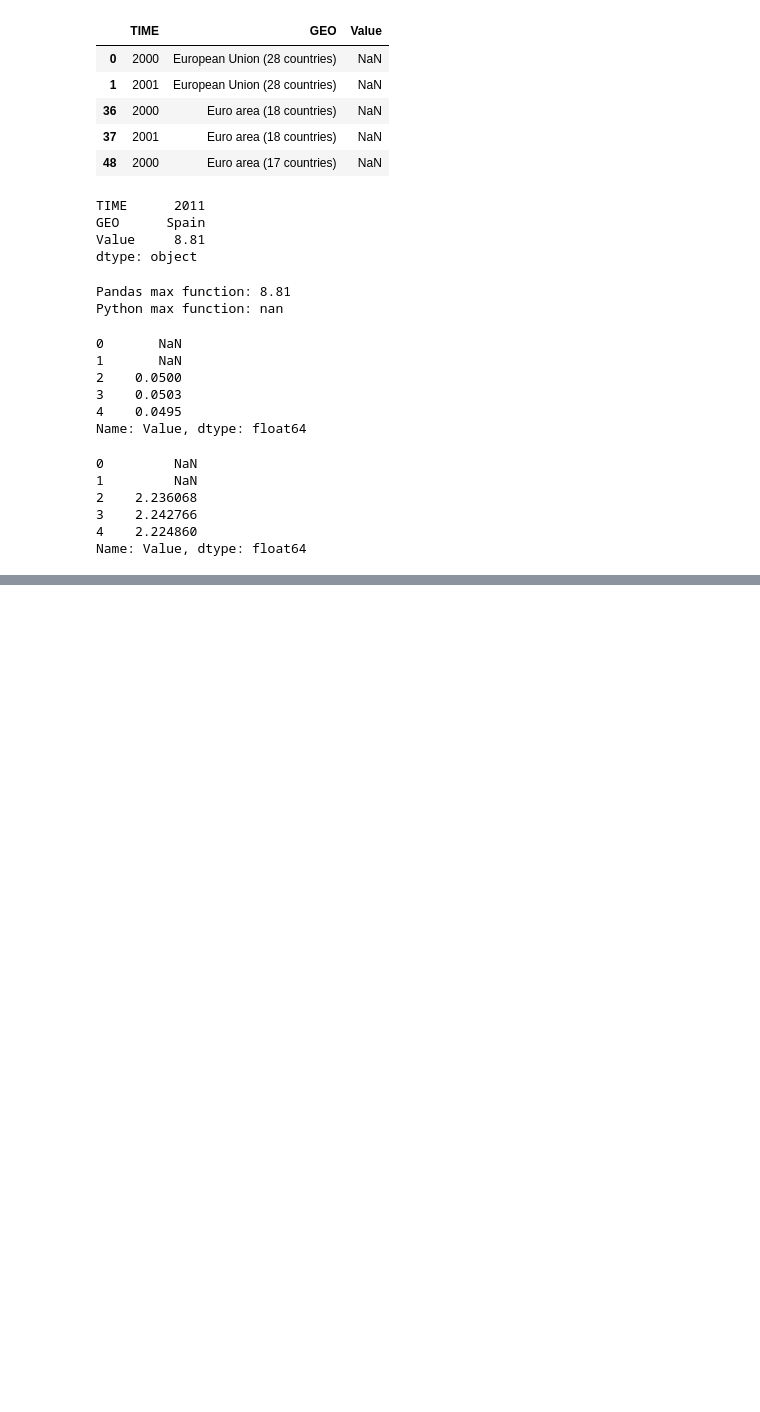
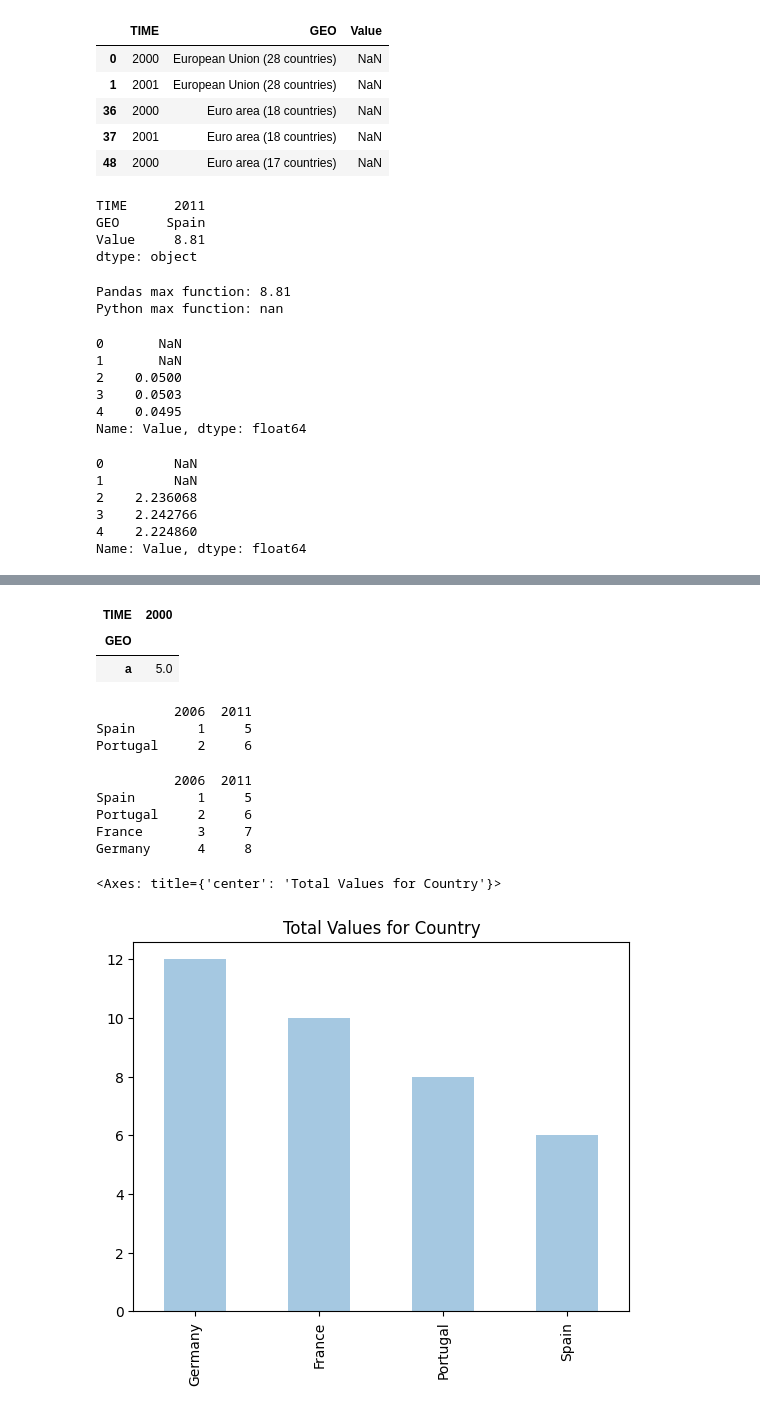
Before and after one commit to NicolasSep/Laboratorio_1, a Jupyter notebook: Laboratorio_1.ipynb, the cells around one changed output, grey strips where cells are left out. Drawn from its saved outputs; the diff is of its cells as text; code cells hidden in the pictures; blank space fills up the shorter version.

```diff
--- a/Laboratorio_1.ipynb
+++ b/Laboratorio_1.ipynb
@@ -213,0 +303,64 @@ AttributeError: 'DataFrame' object has no attribute 'append'
+# %%
+filtered_data = edu[edu["TIME"] > 1999]
+
+pivedu = pd. pivot_table( filtered_data , values = 'Value',
+
+index = ['GEO'] ,
+columns = ['TIME'])
+
+pivedu.head()
+# %% [output]
+| TIME | 2000 |
+| GEO |  |
+| a | 5.0 |
+# %%
+# Ejemplo de DataFrame con un índice
+data = {
+    2006: [1, 2, 3, 4],
+    2011: [5, 6, 7, 8]
+}
+
+index = ['Spain', 'Portugal', 'France', 'Germany']
+pivedu = pd.DataFrame(data, index=index)
+
+# Seleccionar filas y columnas específicas usando loc
+result = pivedu.loc[['Spain', 'Portugal'], [2006, 2011]]
+
+print(result)
+# %% [output]
+          2006  2011
+Spain        1     5
+Portugal     2     6
+# %%
+# Ejemplo de DataFrame con un índice
+data = {
+    2006: [1, 2, 3, 4],
+    2011: [5, 6, 7, 8]
+}
+
+index = ['Spain', 'Portugal', 'France', 'Germany']
+pivedu = pd.DataFrame(data, index=index)
+
+# Eliminar etiquetas específicas del índice (si existen)
+etiquetas_a_eliminar = [
+    'Euro area (13 countries)', 'Euro area (15 countries)', 'Euro area (17 countries)',
+    'Euro area (18 countries)', 'European Union (25 countries)', 'European Union (27 countries)',
+    'European Union (28 countries)'
+]
+
+pivedu = pivedu.drop(labels=etiquetas_a_eliminar, errors='ignore')
+
+print(pivedu)
+# %% [output]
+          2006  2011
+Spain        1     5
+Portugal     2     6
+France       3     7
+Germany      4     8
+# %%
+totalSum = pivedu. sum(axis = 1).sort_values(ascending = False)
+totalSum. plot(kind = 'bar', style = 'b', alpha = 0.4,
+title = "Total Values for Country")
+# %% [output]
+<Axes: title={'center': 'Total Values for Country'}>
+[figure, added]
```
Also changed, not shown: parts of 18 cells of this notebook.
